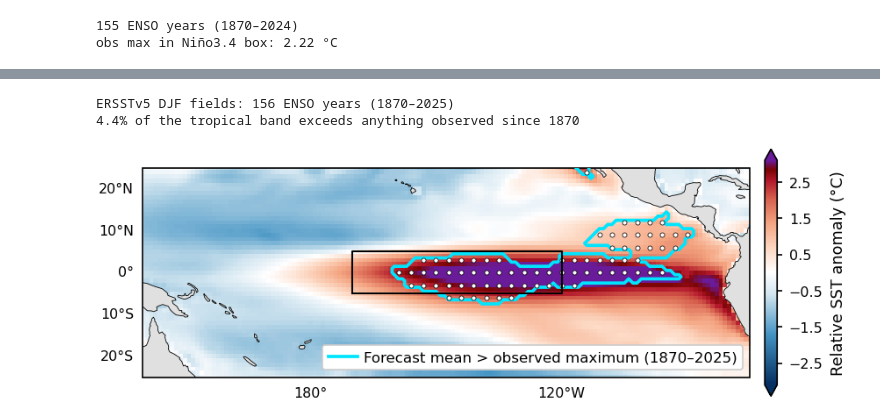
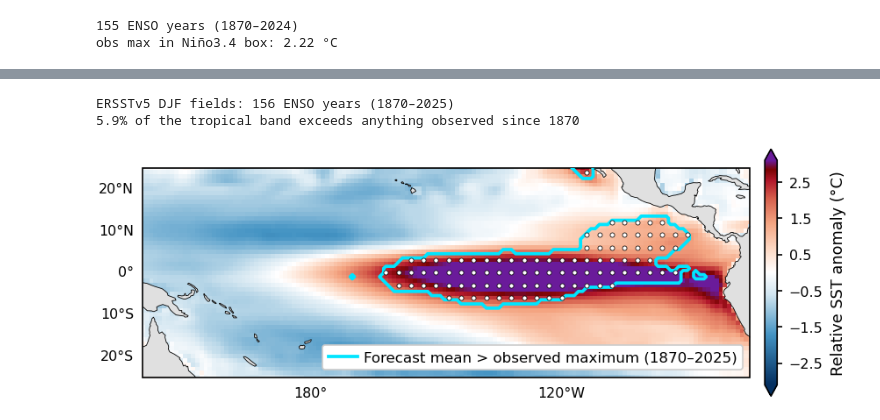
Before and after one commit to adisen99/extreme_el_nino_2026, a Jupyter notebook: 01_observation_data_context.ipynb, the cells around one changed output, grey strips where cells are left out. Drawn from its saved outputs; the diff is of its cells as text; code cells hidden in the pictures.

```diff
--- a/01_observation_data_context.ipynb
+++ b/01_observation_data_context.ipynb
@@ -626,10 +609,10 @@ print("dims:", dict(ds.sizes))
 print("last starts:", ds.S.values[-4:])
 print("units:", ds.tos.attrs.get("units"))
 
-# pull ONLY the Niño-3.4 box for the 2026-07 start, all members → area-mean
-box = ds.tos.sel(S="2026-07-01", Y=slice(-5, 5), X=slice(190, 240))
+# pull ONLY the Niño-3.4 box for the 2026-87 start, all members → area-mean
+box = ds.tos.sel(S="2026-08-01", Y=slice(-5, 5), X=slice(190, 240))
 w   = np.cos(np.deg2rad(box.Y))
 n34 = box.weighted(w).mean(("Y", "X")).mean("M").compute()   # raw SST by lead
-print("\nGEOSS2S raw Niño3.4 SST by lead (2026-07 init):")
+print("\nGEOSS2S raw Niño3.4 SST by lead (2026-08 init):")
 print(np.round(n34.values, 2))
 # %% [output]
@@ -949,0 +952,11 @@ plt.tight_layout()
+# %%
+top = era.sort_values("mean", ascending=False).head(8)
+print(f"{'event':10s} {'mean':>6s} {'min':>6s} {'max':>6s}   per-dataset")
+for yr, row in top.iterrows():
+    vals = "  ".join(f"{p}:{row[p]:.2f}" for p in infilled if np.isfinite(row[p]))
+    print(f"  {yr}\u2013{str(yr+1)[-2:]} {row['mean']:6.2f} {row['min']:6.2f} "
+          f"{row['max']:6.2f}   {vals}")
+
+# consistency check against the thresholds used in the attribution
+for y in events:
+    print(f"  {y}: ranking {era.loc[y,'mean']:.2f}  vs  threshold {obs_thr['RONI'][y]:.2f}")
@@ -1138,7 +1128,7 @@ def obs_djf_rel_fields(name):
     da = da.where((da > -5) & (da < 45)).sel(lat=slice(-35, 35))
 
     anom = da.groupby("time.month") - da.sel(time=BASE).groupby("time.month").mean("time")
-    eyr  = xr.where(anom["time.month"] >= 7, anom["time.year"], anom["time.year"] - 1)
+    eyr  = xr.where(anom["time.month"] >= 8, anom["time.year"], anom["time.year"] - 1)
     anom = anom.assign_coords(enso_year=("time", eyr.values))
     djf  = anom.sel(time=anom["time.month"].isin([12, 1, 2])).groupby("enso_year").mean("time")
 
@@ -1235,3 +1305,8 @@ fcst_mem: {'mem': 100, 'lat': 61, 'lon': 360}
+# %%
+import cartopy
+
+# Direct Cartopy to use xp65's offline data repository
+cartopy.config['pre_existing_data_dir'] = '/g/data/xp65/public/apps/cartopy-data'
 # %%
 from matplotlib.colors import LinearSegmentedColormap, Normalize
 import cartopy.crs as ccrs
@@ -1258,34 +1333,34 @@ print(f"{100*float(exceed.sel(lat=slice(-20,20)).mean()):.1f}% of the tropical b
       f"exceeds anything observed since {yrs[0]}")
 
 proj = ccrs.PlateCarree(central_longitude=180)
 fig, ax = plt.subplots(figsize=(DOUBLE_COL*0.85, 62*MM), subplot_kw={"projection": proj})
 p = ax.pcolormesh(fcst_rel.lon, fcst_rel.lat, fcst_rel, cmap=cmap_hot, norm=norm,
                   shading="auto", transform=ccrs.PlateCarree())
 
 ax.contour(exceed.lon, exceed.lat, exceed, levels=[0.5], colors="#00e5ff",
            linewidths=1.8, transform=ccrs.PlateCarree(), zorder=4)
 sub = exceed.isel(lat=slice(None,None,3), lon=slice(None,None,3))
 yy, xx = np.meshgrid(sub.lat, sub.lon, indexing="ij")
 m = (sub > 0.5).values
 ax.scatter(xx[m], yy[m], s=6, c="w", edgecolor="k", lw=0.35,
            transform=ccrs.PlateCarree(), zorder=5)
 
 ax.add_feature(cfeature.LAND, facecolor="0.88", zorder=2)
 ax.coastlines(lw=0.4, zorder=7)
-ax.plot([190,240,240,190,190], [-5,-5,5,5,-5], transform=ccrs.PlateCarree(),
-        color="k", lw=1.0, zorder=8)
+# ax.plot([190,240,240,190,190], [-5,-5,5,5,-5], transform=ccrs.PlateCarree(),
+#         color="k", lw=1.0, zorder=8)
 ax.set_extent([140, 285, -25, 25], crs=ccrs.PlateCarree())
 gl = ax.gridlines(draw_labels=True, alpha=0); gl.top_labels = gl.right_labels = False
 
 cb = fig.colorbar(p, ax=ax, orientation="vertical", shrink=0.85, pad=0.02,
                   extend="both", ticks=np.arange(-3.5, 3.6, 1.0))
 cb.set_label("Relative SST anomaly (\u00b0C)")
 
 ax.legend(handles=[Line2D([0],[0], color="#00e5ff", lw=1.8,
                           label=f"Forecast mean > observed maximum ({yrs[0]}\u2013{yrs[-1]})")],
           loc="lower right", fontsize=8, frameon=True, framealpha=1.0)
 plt.tight_layout()
 # %% [output]
 ERSSTv5 DJF fields: 156 ENSO years (1870–2025)
-4.4% of the tropical band exceeds anything observed since 1870
+5.9% of the tropical band exceeds anything observed since 1870
-[figure, old version]
+[figure, new version]
```
Also changed, not shown: parts of 36 cells of this notebook, 5 other files.
